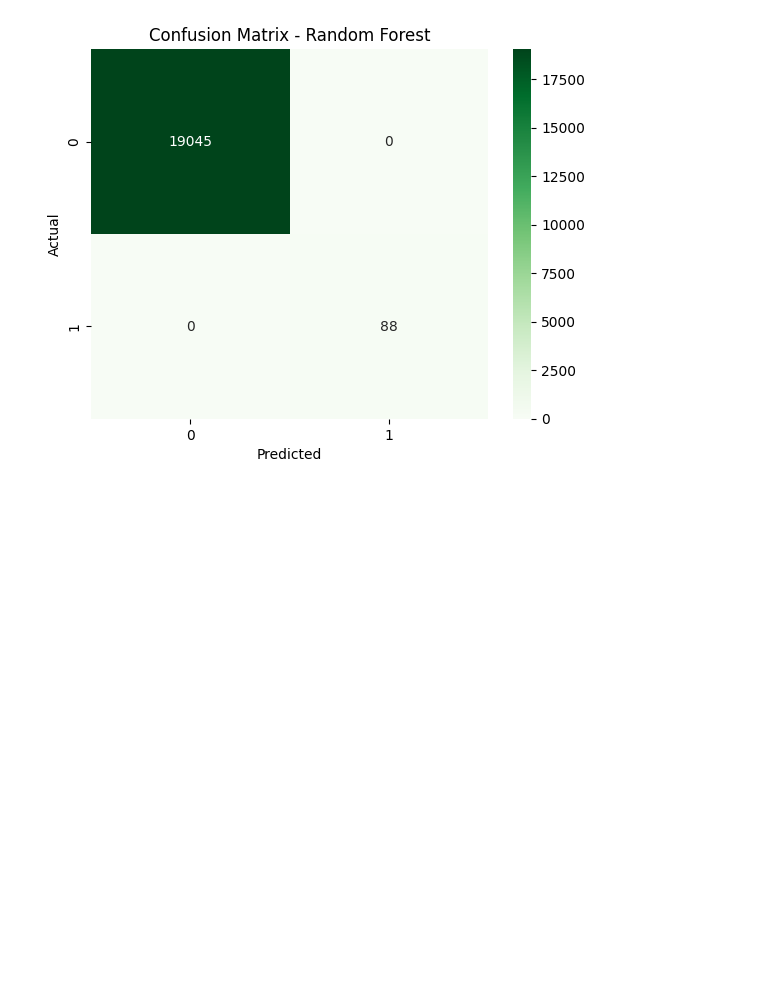
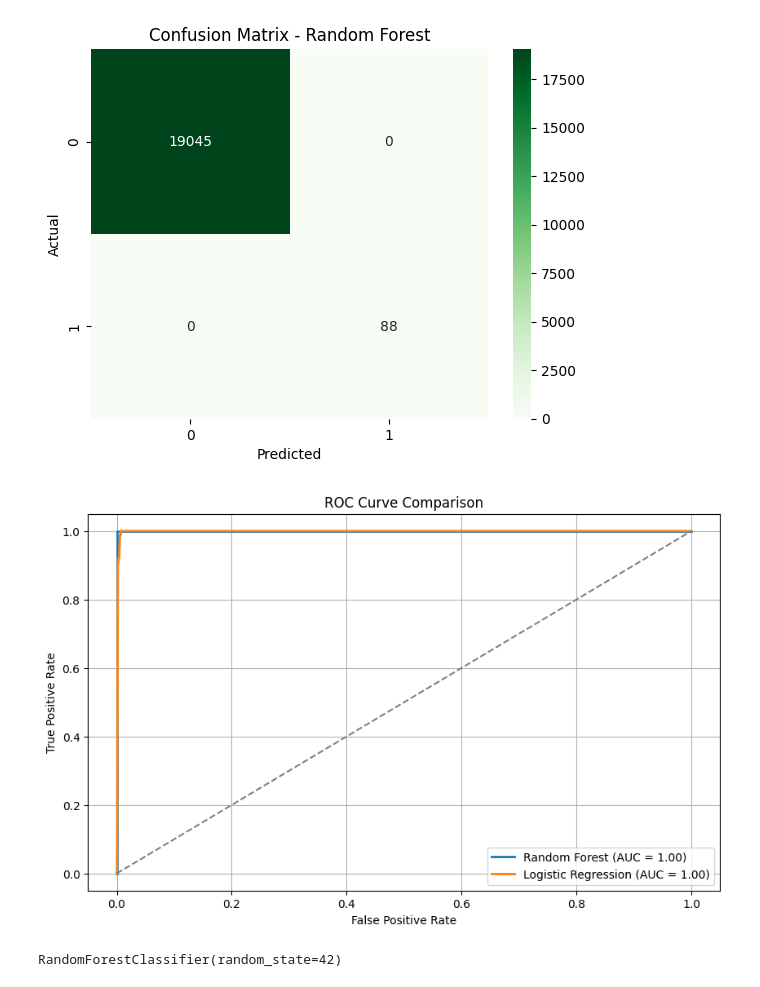
Before and after one commit to Bisrath1/Credit-risk-model, a Jupyter notebook: notebooks/03_model_training.ipynb, the cells around one changed output. Drawn from its saved outputs; the diff is of its cells as text; code cells hidden in the pictures; blank space fills up the shorter version.

```diff
--- a/notebooks/03_model_training.ipynb
+++ b/notebooks/03_model_training.ipynb
@@ -122,0 +126,33 @@ weighted avg       1.00      1.00      1.00     19133
+# %%
+# Get predicted probabilities for class 1
+rf_probs = rf_clf.predict_proba(X_test)[:, 1]
+log_probs = log_reg.predict_proba(X_test)[:, 1]
+# %%
+# Random Forest ROC curve and AUC
+rf_fpr, rf_tpr, _ = roc_curve(y_test, rf_probs)
+rf_auc = roc_auc_score(y_test, rf_probs)
+
+# Logistic Regression ROC curve and AUC
+log_fpr, log_tpr, _ = roc_curve(y_test, log_probs)
+log_auc = roc_auc_score(y_test, log_probs)
+# %%
+plt.figure(figsize=(10, 6))
+plt.plot(rf_fpr, rf_tpr, label=f'Random Forest (AUC = {rf_auc:.2f})', linewidth=2)
+plt.plot(log_fpr, log_tpr, label=f'Logistic Regression (AUC = {log_auc:.2f})', linewidth=2)
+plt.plot([0, 1], [0, 1], linestyle='--', color='gray')  # baseline
+plt.title('ROC Curve Comparison')
+plt.xlabel('False Positive Rate')
+plt.ylabel('True Positive Rate')
+plt.legend()
+plt.grid()
+plt.show()
+# %% [output]
+[figure, added]
+# %%
+from sklearn.ensemble import RandomForestClassifier
+
+# Train Random Forest model
+rf = RandomForestClassifier(random_state=42)
+rf.fit(X_train, y_train)
+# %% [output]
+RandomForestClassifier(random_state=42)
```
Also changed, not shown: parts of 4 cells of this notebook.
